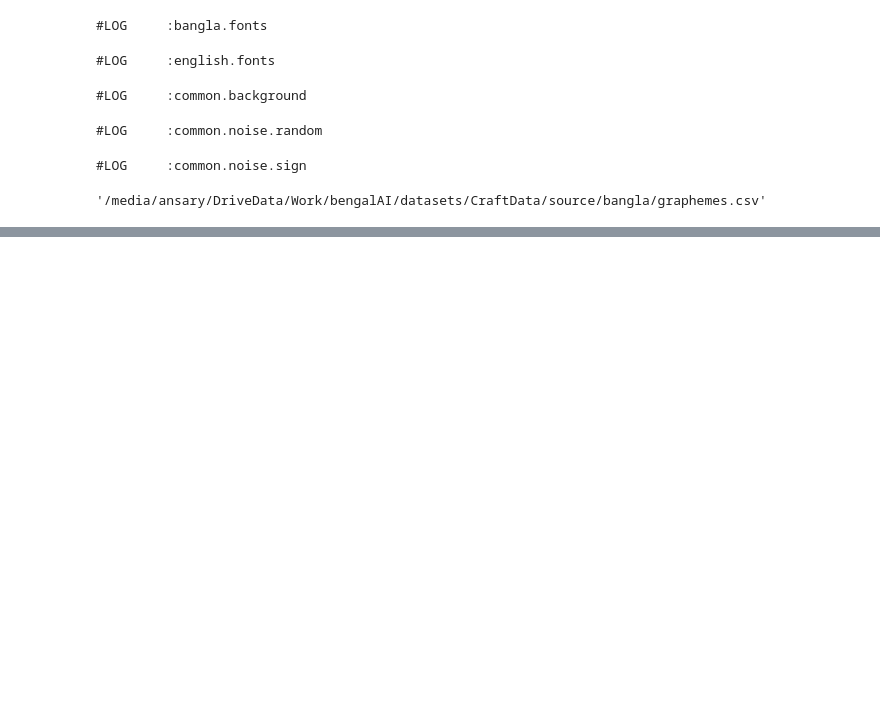
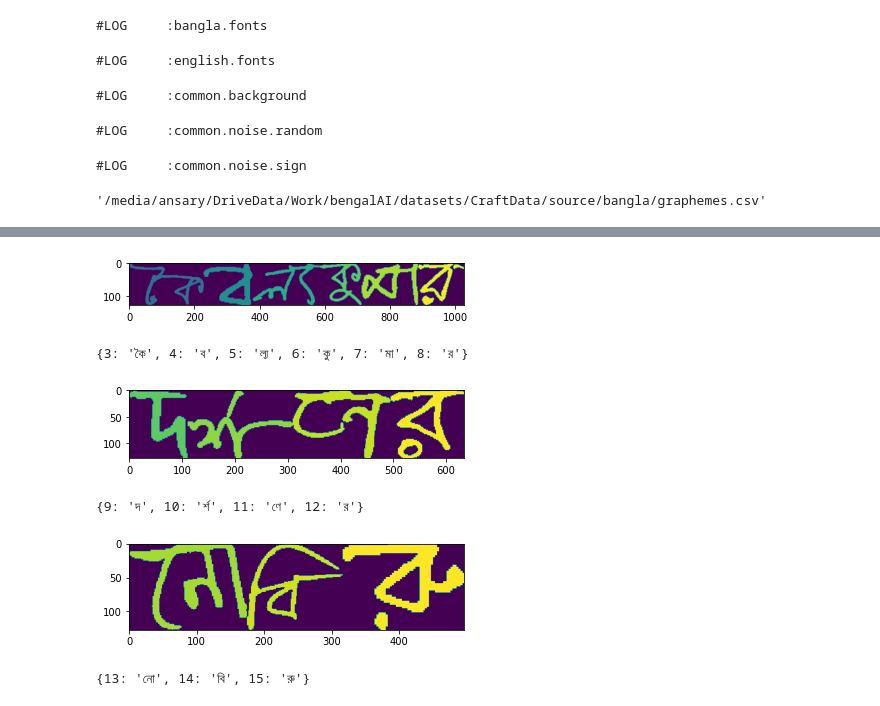
Before and after one commit to mnansary/apsis-detection, a Jupyter notebook: debug.ipynb, the cells around one changed output, grey strips where cells are left out. Cells and saved outputs as stored; diff of their text form; code cells hidden in the pictures; blank space fills up the shorter version.

```diff
--- a/debug.ipynb
+++ b/debug.ipynb
@@ -87 +87,31 @@ bangla printed grapheme False
 ... (21 outputs left out)
+# %%
+imgs=[]
+labels=[]
+w_max=0
+h_max=0
+iden = 3
+for _ in range(3):
+    img,label,iden=create_word(iden,
+                                "bangla",
+                                "handwritten",
+                                "grapheme",
+                                ds,
+                                use_dict=True)
+    plt.imshow(img)
+    plt.show()
+    h,w=img.shape
+    if w>w_max:
+        w_max=w
+    if h>h_max:
+        h_max=h
+    print(label)
+    imgs.append(img)
+    labels.append(label)
+# %% [output]
+[figure, added]
+{3: 'কৈ', 4: 'ব', 5: 'ল্য', 6: 'কু', 7: 'মা', 8: 'র'}
+[figure, added]
+{9: 'দ', 10: 'র্শ', 11: 'ণে', 12: 'র'}
+[figure, added]
+{13: 'নো', 14: 'বি', 15: 'রু'}
```
Also changed, not shown: parts of 11 cells of this notebook.
